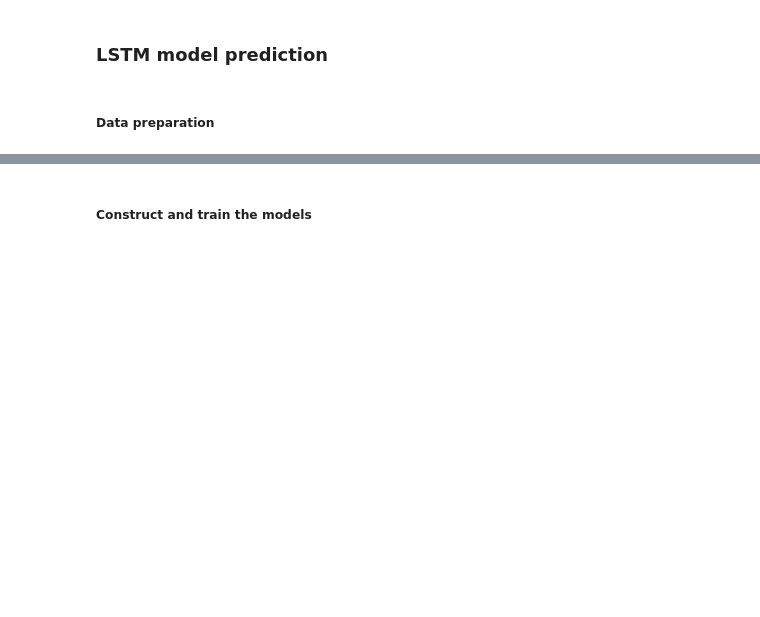
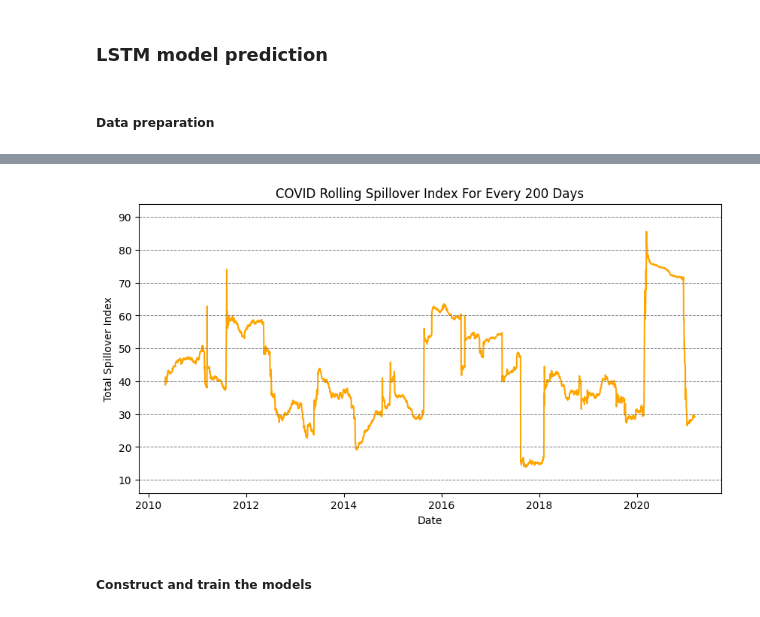
Before and after one commit to annguyentruong99/financial-contagion-var, a Jupyter notebook: Vector Autoregressive.ipynb, the cells around one changed output, grey strips where cells are left out. Cells and saved outputs as stored; diff of their text form; code cells hidden in the pictures; blank space fills up the shorter version.

```diff
--- a/Vector Autoregressive.ipynb
+++ b/Vector Autoregressive.ipynb
@@ -535,0 +446,16 @@ date
+# %%
+# Graph the rolling spillover
+plt.figure(figsize=(10, 5))
+plt.plot(covid_rolling_spillover_table.index, covid_rolling_spillover_table['Total Spillover Index'], label='Total spillover index', color='orange')
+ax = plt.gca()
+y_values = ax.get_yticks()
+for y in y_values:
+    plt.axhline(y=y, color='gray', linestyle='--', linewidth=0.7)
+plt.title(f'COVID Rolling Spillover Index For Every {window_size} Days')
+plt.xlabel('Date')
+plt.ylabel('Total Spillover Index')
+
+# Save the plot
+plt.savefig(f'output/plots/covid_{window_size}_days_rolling_spillover.png')
+# %% [output]
+[figure, added]
```
Also changed, not shown: parts of 21 cells of this notebook, 44 other files.
